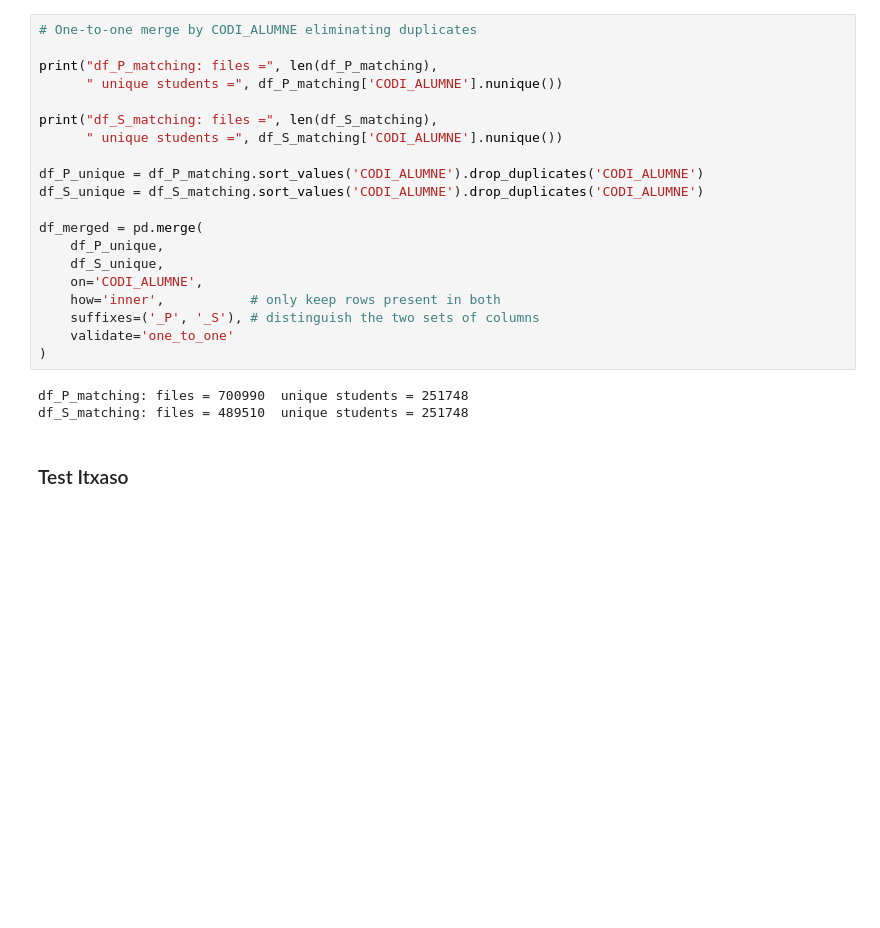
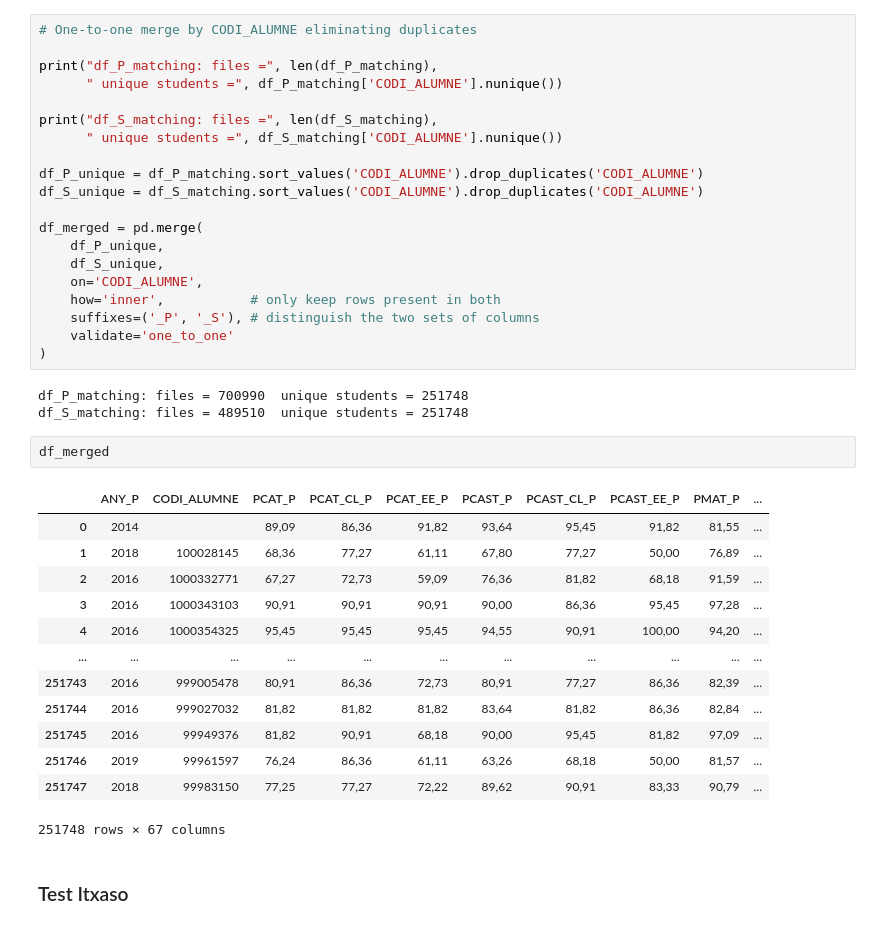
Before and after one commit to m-garcia-rodriguez/Education-Big-Data-Project, a Jupyter notebook: Notebooks/exploration-itxaso.ipynb, the cells around one changed output. Cells and saved outputs as stored; diff of their text form; blank space fills up the shorter version.

```diff
--- a/Notebooks/exploration-itxaso.ipynb
+++ b/Notebooks/exploration-itxaso.ipynb
@@ -175,6 +175,22 @@ df_merged = pd.merge(
 # %% [output]
 df_P_matching: files = 700990  unique students = 251748
 df_S_matching: files = 489510  unique students = 251748
+# %%
+df_merged
+# %% [output]
+|  | ANY_P | CODI_ALUMNE | PCAT_P | PCAT_CL_P | PCAT_EE_P | PCAST_P | PCAST_CL_P | PCAST_EE_P | PMAT_P | ... |
+| 0 | 2014 |  | 89,09 | 86,36 | 91,82 | 93,64 | 95,45 | 91,82 | 81,55 | ... |
+| 1 | 2018 | 100028145 | 68,36 | 77,27 | 61,11 | 67,80 | 77,27 | 50,00 | 76,89 | ... |
+| 2 | 2016 | 1000332771 | 67,27 | 72,73 | 59,09 | 76,36 | 81,82 | 68,18 | 91,59 | ... |
+| 3 | 2016 | 1000343103 | 90,91 | 90,91 | 90,91 | 90,00 | 86,36 | 95,45 | 97,28 | ... |
+| 4 | 2016 | 1000354325 | 95,45 | 95,45 | 95,45 | 94,55 | 90,91 | 100,00 | 94,20 | ... |
+| ... | ... | ... | ... | ... | ... | ... | ... | ... | ... | ... |
+| 251743 | 2016 | 999005478 | 80,91 | 86,36 | 72,73 | 80,91 | 77,27 | 86,36 | 82,39 | ... |
+| 251744 | 2016 | 999027032 | 81,82 | 81,82 | 81,82 | 83,64 | 81,82 | 86,36 | 82,84 | ... |
+| 251745 | 2016 | 99949376 | 81,82 | 90,91 | 68,18 | 90,00 | 95,45 | 81,82 | 97,09 | ... |
+| 251746 | 2019 | 99961597 | 76,24 | 86,36 | 61,11 | 63,26 | 68,18 | 50,00 | 81,57 | ... |
+| 251747 | 2018 | 99983150 | 77,25 | 77,27 | 72,22 | 89,62 | 90,91 | 83,33 | 90,79 | ... |
+251748 rows × 67 columns
 # %% [markdown]
 ### Test Itxaso
 # %% [markdown]
```
Also changed, not shown: parts of 24 cells of this notebook.
